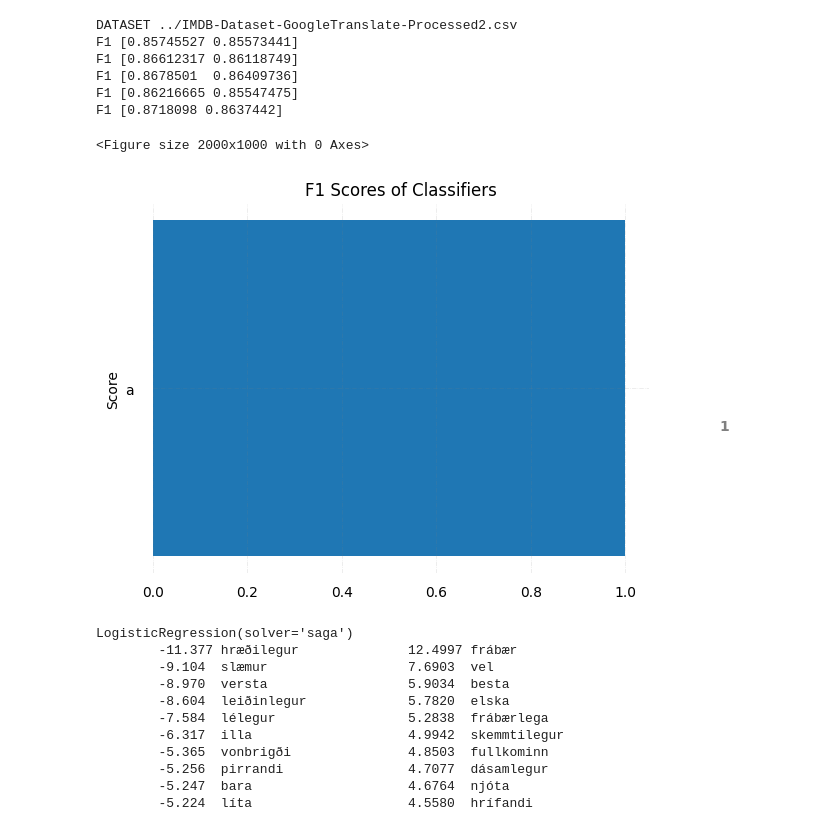
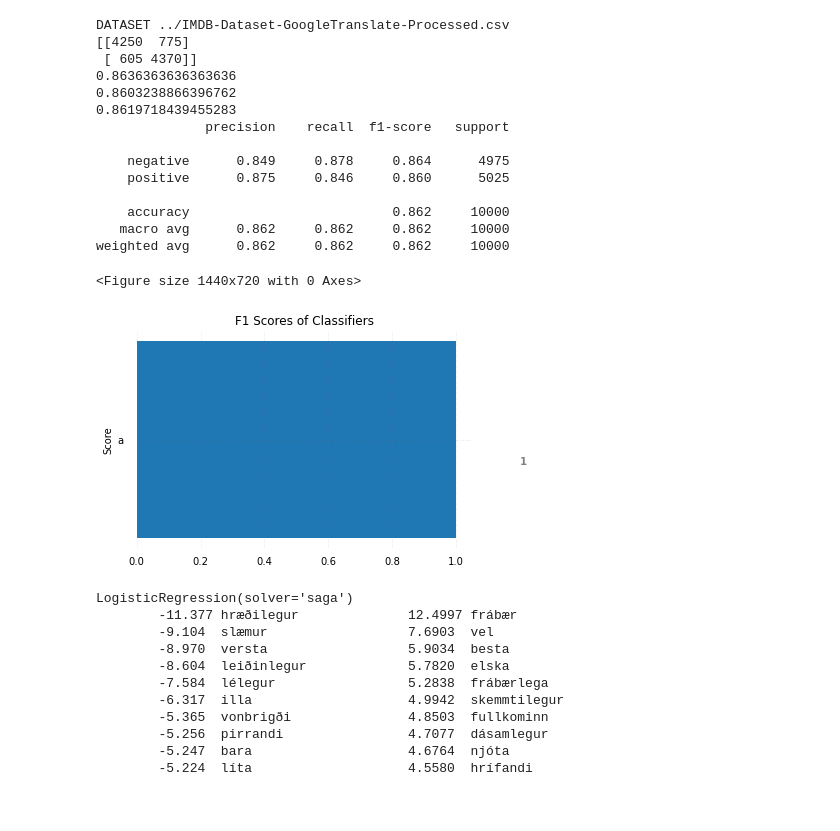
Before and after one commit to cadia-lvl/sentiment-analysis, a Jupyter notebook: src/BaselineClassifiersBinary.ipynb, the cells around one changed output. Cells and saved outputs as stored; diff of their text form; code cells hidden in the pictures.

```diff
--- a/src/BaselineClassifiersBinary.ipynb
+++ b/src/BaselineClassifiersBinary.ipynb
@@ -7,6 +7,7 @@ from sklearn.naive_bayes import MultinomialNB
 from sklearn.linear_model import LogisticRegression
 from sklearn.metrics import (
     accuracy_score,
+    confusion_matrix,
     f1_score,
     precision_score,
     recall_score,
@@ -101,9 +102,12 @@ def classify(path):
 
 
 
-
+    print(confusion_matrix(y_test, predict_nb, labels=["positive", "negative"]))
     print(f1_score(y_test, predict_nb, pos_label="negative"))
     print(f1_score(y_test, predict_nb, pos_label="positive"))
+    print(f1_score(y_test, predict_nb, average="weighted"))
+    print(f1_score(y_test, predict_nb, average="micro"))
+    print(f1_score(y_test, predict_nb, average="macro"))
     a1 = classification_report(y_test, predict_nb, digits=3)
     print(a1)
 
@@ -130,42 +134,50 @@ def plot_f1(f1s):
     # Add x, y gridlines
     plt.grid(color ='grey',
             linestyle ='-.', linewidth = 0.5,
             alpha = 0.2)
     # Remove x, y Ticks
     for s in ['top', 'bottom', 'left', 'right']:
         ax.spines[s].set_visible(False)
     ax.xaxis.set_ticks_position('none')
     ax.yaxis.set_ticks_position('none')
 
     # Add padding between axes and labels
     ax.xaxis.set_tick_params(pad = 5)
     ax.yaxis.set_tick_params(pad = 10)
     # Show top values
     ax.invert_yaxis()
 
 
     # Add annotation to bars
     for i in pps:
         plt.text(i.get_width()+0.2, i.get_y()+0.5,
                 str(round((i.get_width()), 3)),
                 fontsize = 10, fontweight ='bold',
                 color ='grey')
     plt.ylabel("Score")
     plt.title("F1 Scores of Classifiers")
     plt.show()
 
 
-data = classify("../IMDB-Dataset-GoogleTranslate-Processed2.csv")
+data = classify("../IMDB-Dataset-GoogleTranslate-Processed.csv")
 plot_f1(data)
 # %% [output]
-DATASET ../IMDB-Dataset-GoogleTranslate-Processed2.csv
-F1 [0.85745527 0.85573441]
-F1 [0.86612317 0.86118749]
-F1 [0.8678501  0.86409736]
-F1 [0.86216665 0.85547475]
-F1 [0.8718098 0.8637442]
+DATASET ../IMDB-Dataset-GoogleTranslate-Processed.csv
+[[4250  775]
+ [ 605 4370]]
+0.8636363636363636
+0.8603238866396762
+0.8619718439455283
+              precision    recall  f1-score   support
+
+    negative      0.849     0.878     0.864      4975
+    positive      0.875     0.846     0.860      5025
+
+    accuracy                          0.862     10000
+   macro avg      0.862     0.862     0.862     10000
+weighted avg      0.862     0.862     0.862     10000
-<Figure size 2000x1000 with 0 Axes>
+<Figure size 1440x720 with 0 Axes>
-[figure, old version]
+[figure, new version]
 # %%
 
 
```
